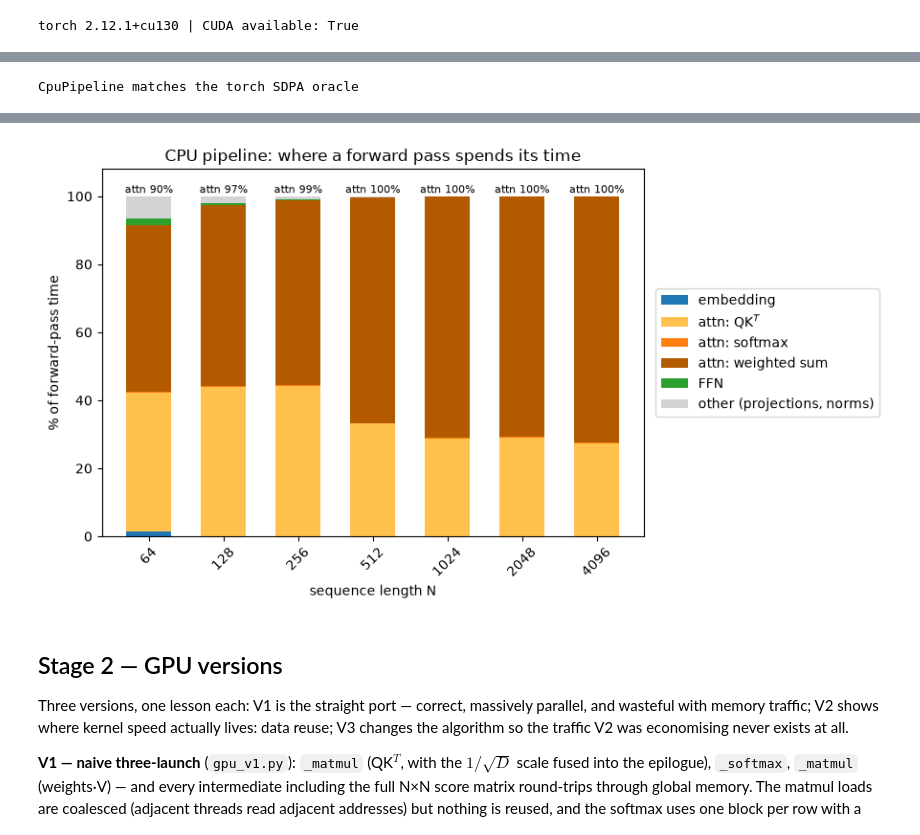
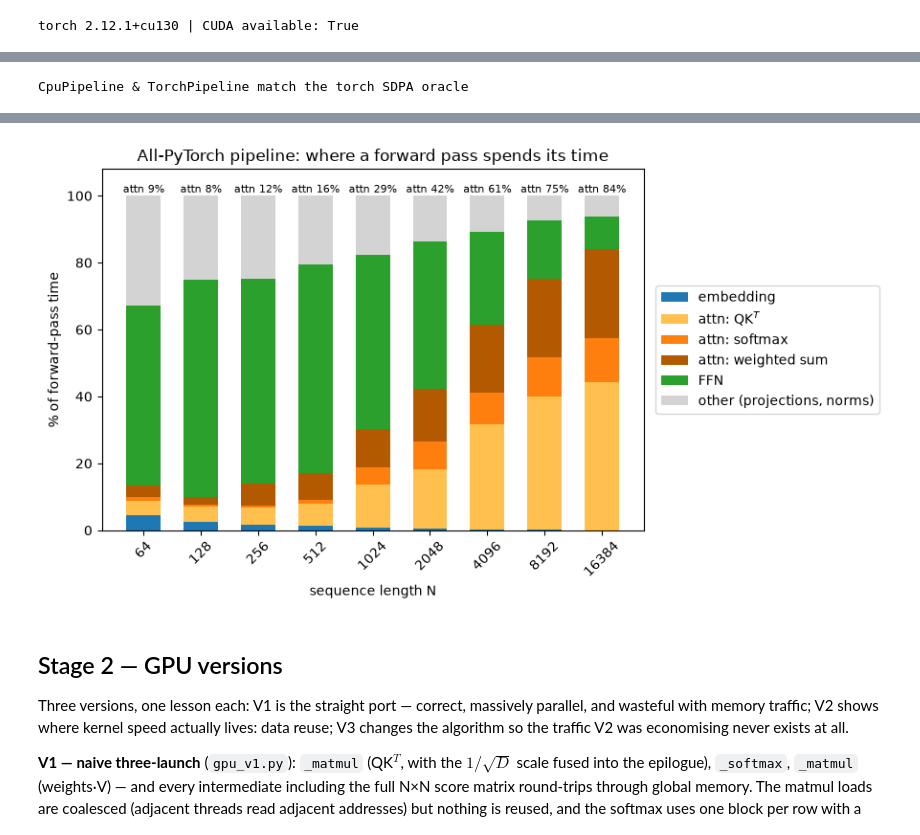
Before and after one commit to LtnLinh/Transformer-Attention-Mechanism, a Jupyter notebook: demo.ipynb, the cells around one changed output, grey strips where cells are left out. Cells and saved outputs as stored; diff of their text form; code cells hidden in the pictures.

```diff
--- a/demo.ipynb
+++ b/demo.ipynb
@@ -46,24 +55,25 @@ sweep: ~$30$ min per attention pass at $N = 4096$.
 # %%
-# Correctness gate: the CPU baseline must match torch's SDPA oracle before
-# it can serve as the profiling / timing reference.
+# Correctness gate: both CPU models must match torch's SDPA oracle before
+# they can serve as profiling / timing references.
 torch.manual_seed(0)
 cpu_model = CpuPipeline().eval()
 x = torch.randint(0, 1000, (2, 16))
 with torch.no_grad():
-    # fp64 python floats vs fp32 torch
-    torch.testing.assert_close(cpu_model(x), bench.sdpa_reference(cpu_model, x),
-                               atol=1e-4, rtol=1e-3)
-print("CpuPipeline matches the torch SDPA oracle")
+    for m in (cpu_model, TorchPipeline().eval()):
+        # CpuPipeline: fp64 python floats vs fp32; TorchPipeline: unfused vs fused
+        torch.testing.assert_close(m(x), bench.sdpa_reference(m, x),
+                                   atol=1e-4, rtol=1e-3)
+print("CpuPipeline & TorchPipeline match the torch SDPA oracle")
 # %% [output]
-CpuPipeline matches the torch SDPA oracle
+CpuPipeline & TorchPipeline match the torch SDPA oracle
 # %%
 # Chart 1 -- share of forward-pass time per step (all-PyTorch pipeline)
 import matplotlib.pyplot as plt
 import numpy as np
 
-PROFILE_LENS = [2 ** x for x in range(6, 13)]
-# warmup=False: pure python, nothing to JIT, and a pass costs minutes
-pcts = [bench.step_percentages(cpu_model, n, warmup=False) for n in PROFILE_LENS]
+PROFILE_LENS = [2 ** x for x in range(6, 15)]
+torch_model = TorchPipeline().eval()
+pcts = [bench.step_percentages(torch_model, n) for n in PROFILE_LENS]
 
 parts = bench.STEPS + ["other"]
 names = {"1_embedding": "embedding", "2a_qk_matmul": "attn: QK$^T$",
@@ -88,7 +98,7 @@ ax.set_xticks(xpos, PROFILE_LENS, rotation=45)
 ax.set_xlabel("sequence length N")
 ax.set_ylabel("% of forward-pass time")
 ax.set_ylim(0, 108)
-ax.set_title("CPU pipeline: where a forward pass spends its time")
+ax.set_title("All-PyTorch pipeline: where a forward pass spends its time")
 ax.legend(loc="center left", bbox_to_anchor=(1.01, 0.5))
 plt.tight_layout()
 plt.show()
@@ -110,4 +124,4 @@ USDT:2026-08-06 05:58:39 5245:5245 ActivityProfilerController.cpp:455] profiler_
-[figure, old version]
+[figure, new version]
 # %% [markdown]
 ## Stage 2 — GPU versions
 
```
Also changed, not shown: parts of 17 cells of this notebook, 4 other files.
